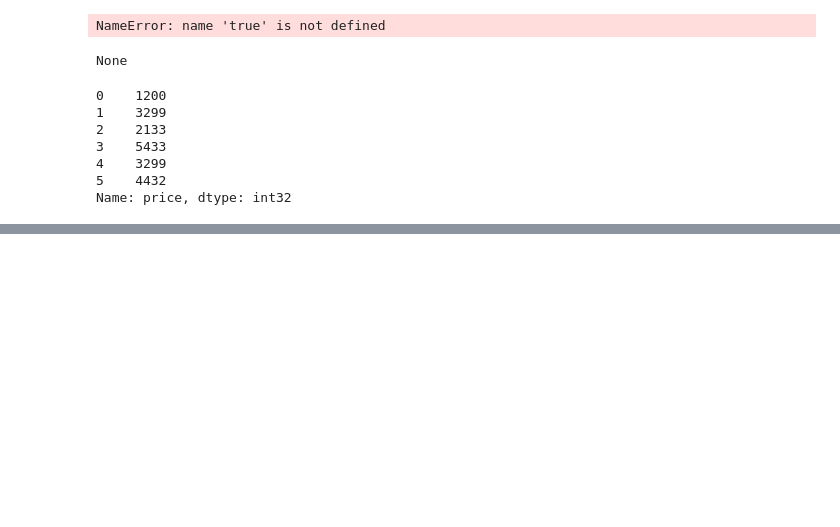
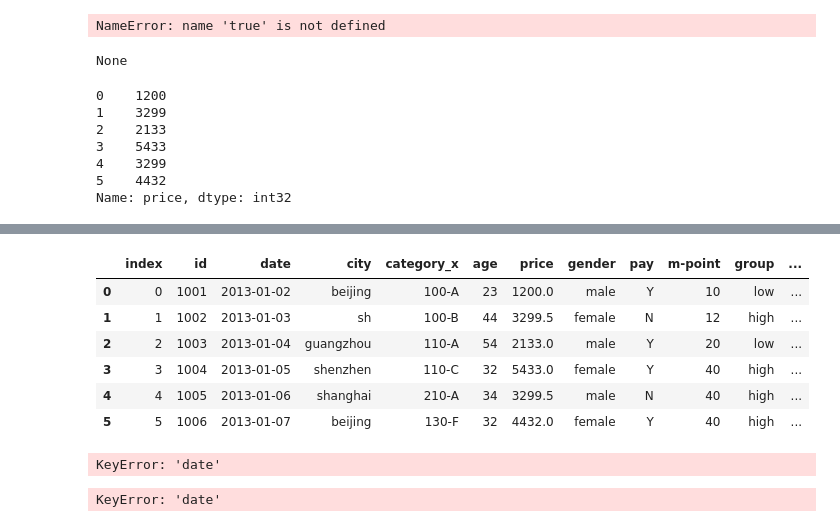
Before and after one commit to lijiaoswfu/pandascsdn1.py, a Jupyter notebook: pandas book/pandas1.ipynb, the cells around one changed output, grey strips where cells are left out. Cells and saved outputs as stored; diff of their text form; code cells hidden in the pictures; blank space fills up the shorter version.

```diff
--- a/pandas book/pandas1.ipynb
+++ b/pandas book/pandas1.ipynb
@@ -884,0 +1591,11 @@ Name: price, dtype: int32
+# %%
+df_inner.reset_index()
+# 重设索引
+# %% [output]
+|  | index | id | date | city | category_x | age | price | gender | pay | m-point | group | ... |
+| 0 | 0 | 1001 | 2013-01-02 | beijing | 100-A | 23 | 1200.0 | male | Y | 10 | low | ... |
+| 1 | 1 | 1002 | 2013-01-03 | sh | 100-B | 44 | 3299.5 | female | N | 12 | high | ... |
+| 2 | 2 | 1003 | 2013-01-04 | guangzhou | 110-A | 54 | 2133.0 | male | Y | 20 | low | ... |
+| 3 | 3 | 1004 | 2013-01-05 | shenzhen | 110-C | 32 | 5433.0 | female | Y | 40 | high | ... |
+| 4 | 4 | 1005 | 2013-01-06 | shanghai | 210-A | 34 | 3299.5 | male | N | 40 | high | ... |
+| 5 | 5 | 1006 | 2013-01-07 | beijing | 130-F | 32 | 4432.0 | female | Y | 40 | high | ... |
@@ -884,0 +1605,14 @@ Name: price, dtype: int32
+# %%
+df_inner=df_inner.set_index('date')
+
+df_inner
+#  设置日期为索引
+# %% [output]
+KeyError: 'date'
+# %%
+df_inner=df_inner.set_index('date')
+
+df_inner[:'2013-01-04']
+#  设置日期为索引
+# %% [output]
+KeyError: 'date'
```
Also changed, not shown: parts of 101 cells of this notebook.
